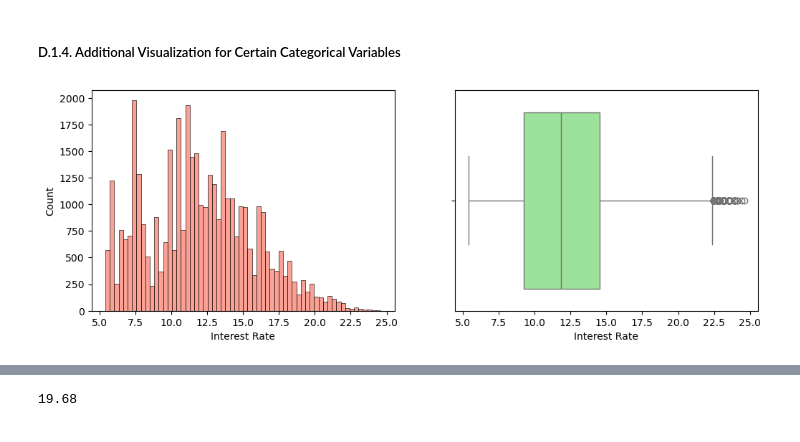
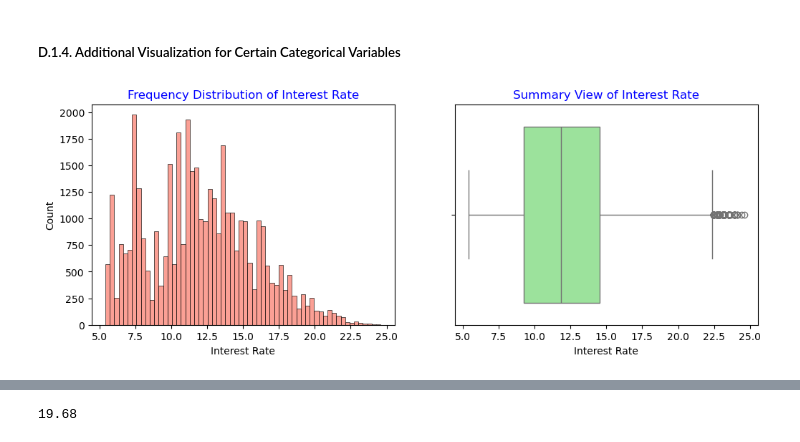
Before and after one commit to achindas/LendingClubDataAnalysis, a Jupyter notebook: Achin_Das.ipynb, the cells around one changed output, grey strips where cells are left out. Saved outputs shown, nothing was run; the diff lists cells and outputs as text; code cells hidden in the pictures.

```diff
--- a/Achin_Das.ipynb
+++ b/Achin_Das.ipynb
@@ -830,17 +833,19 @@ def visualize_single_cat_var (data_frame, var_name, color):
 # %%
 # Additional visualization for Interest Rate by plotting it on histplot & boxplots
 
 fix, ax = plt.subplots(1, 2, figsize=(12,4))
 
 sns.histplot(data=loan1_df, x='int_rate', ax=ax[0], color='salmon')
+ax[0].set_title("Frequency Distribution of " + cat_labels[cat_vars.index('int_rate')], color='blue')
 ax[0].set(xlabel=cat_labels[cat_vars.index('int_rate')])
 
 sns.boxplot(data=loan1_df, x='int_rate', ax=ax[1], color='lightgreen')
+ax[1].set_title("Summary View of " + cat_labels[cat_vars.index('int_rate')], color='blue')
 ax[1].set(xlabel=cat_labels[cat_vars.index('int_rate')])
 
 plt.show()
 # %% [output]
-[figure, old version]
+[figure, new version]
 # %%
 # Additional data visualization for sub_grade as these are not well visible in above countplot
 
```
Also changed, not shown: parts of 14 cells of this notebook, 3 other files.
